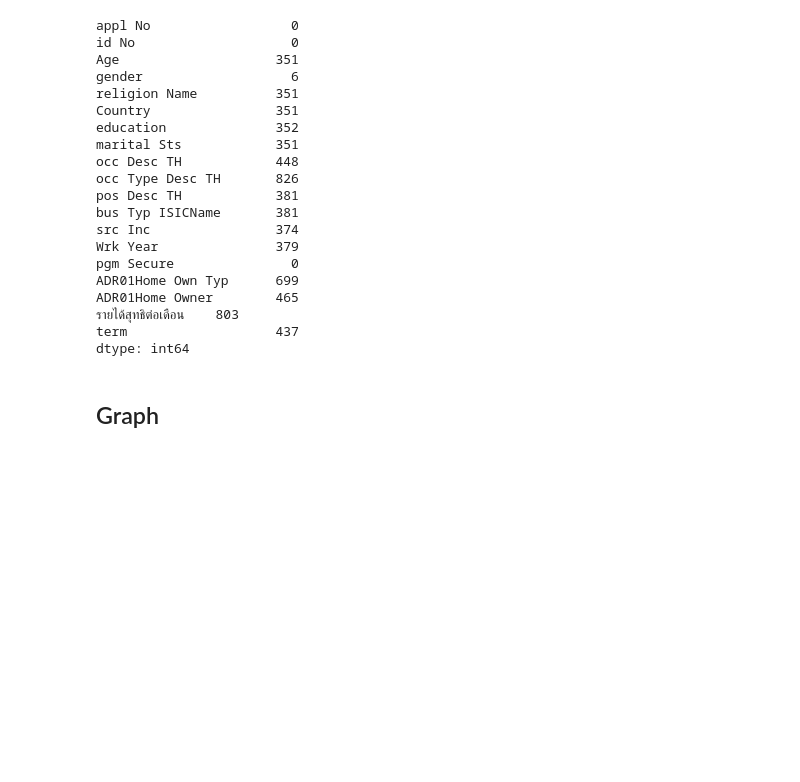
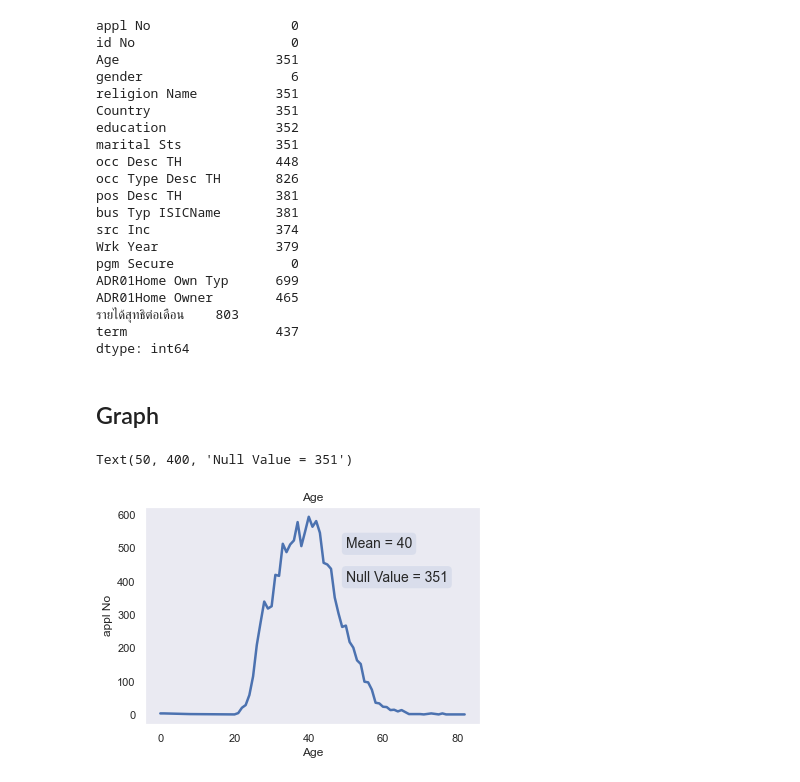
Before and after one commit to Taecpy/Dev-Scoring, a Jupyter notebook: code/2.clean_data.ipynb, the cells around one changed output. Drawn from its saved outputs; the diff is of its cells as text; code cells hidden in the pictures; blank space fills up the shorter version.

```diff
--- a/code/2.clean_data.ipynb
+++ b/code/2.clean_data.ipynb
@@ -20,11 +20,21 @@ graph_v = 'visualization//variable//'
 # os.mkdir(adjust_rawdata)
 # os.mkdir(graph)
 # os.mkdir(graph_v)
+# %%
+df = data()
 # %% [markdown]
 ## define_label
 # %%
 ### gender
 df['gender'] = df['gender'].replace({'ชาย':'male','หญิง':'female'})
+### religion Name
+religion = {'พุทธ':'1',
+'อิสลาม':'2',
+'คริสต์':'3',
+'ฮินดู':'4',
+'ซิกข์':'5',
+'อื่นๆ':'6'}
+df['religion Name'] = df['religion Name'] .replace(religion)
 # %%
 df_na = df[df.isnull().any(axis=1)]
 df_na.isnull().sum()
@@ -50,16 +60,25 @@ ADR01Home Owner        465
 รายได้สุทธิต่อเดือน    803
 term                   437
 dtype: int64
+# %%
+def group_data(df,r,c):
+    df = df[[r,c]].groupby(by=[c], dropna=False).count()
+    df.reset_index(inplace =True)
+    return df
 # %% [markdown]
 ## Graph
 # %%
 ## Age
 Age_M = round(df["Age"].mean())
-df_v = pd.pivot_table(df, values=['appl No'], index=['Age'],dropna=False,aggfunc='count')
-# sns.lineplot(data=df_v, x="Age", y="appl No",linewidth=2.5).set(title='Age')
-# sns.set_style("white")
-# plt.grid()
-# plt.text(50, 500, f'Mean = {Age_M}', fontsize=14, bbox=dict(boxstyle="round", alpha=0.1))
+df_v = group_data(df,'appl No','Age')
+sns.lineplot(data=df_v, x="Age", y="appl No",linewidth=2.5).set(title='Age')
+sns.set_style("darkgrid")
+plt.grid()
+plt.text(50, 500, f'Mean = {Age_M}', fontsize=14, bbox=dict(boxstyle="round", alpha=0.1))
+plt.text(50, 400, f'Null Value = {df_v.iloc[62,1]}', fontsize=14, bbox=dict(boxstyle="round", alpha=0.1))
 # plt.gcf()
 # plt.savefig(graph_v+'Age.jpg')
+# %% [output]
+Text(50, 400, 'Null Value = 351')
+[figure, added]
 # %%
```
Also changed, not shown: parts of 2 cells of this notebook, 2 other files.
